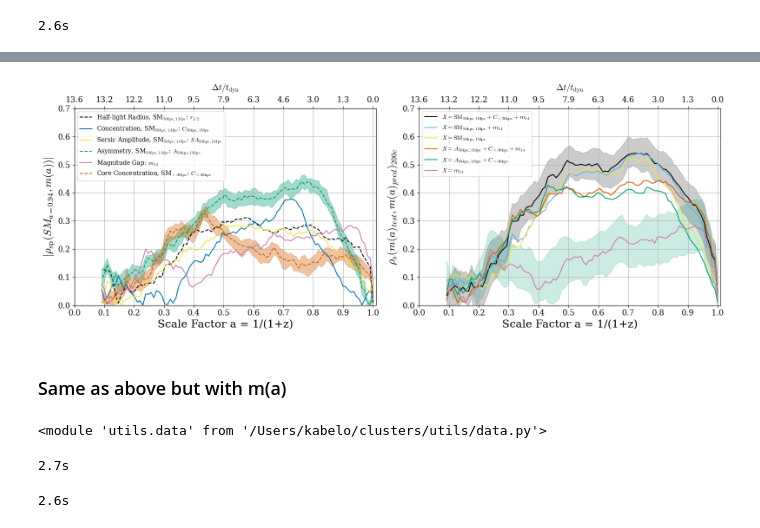
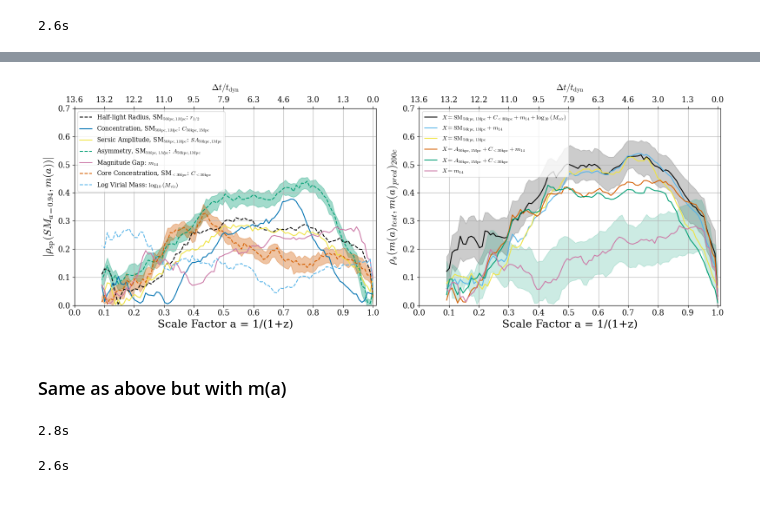
Before and after one commit to Kabelo-T/cluster_morph, a Jupyter notebook: multicam.ipynb, the cells around one changed output, grey strips where cells are left out. Drawn from its saved outputs; the diff is of its cells as text; code cells hidden in the pictures.

```diff
--- a/multicam.ipynb
+++ b/multicam.ipynb
@@ -111,7 +52,7 @@ stacked_am = np.vstack([am]*3)  # because we have 3 projections
 
 halo_ids = np.array([int(k) for k in mah_dict.keys()])
 m14 = futils.get_m14(halo_ids)
-m14_stacked = np.hstack([m14['proj_x'], m14['proj_y'], m14['proj_y']])
+m14_stacked = np.hstack([m14['proj_x'], m14['proj_y'], m14['proj_z']])
 
 dsdf = futils.get_ds(halo_ids)
 dsdf.drop(columns=['eta_500[8]', 'delta_500[9]',
@@ -120,6 +61,19 @@ smdf = futils.get_morphologies(halo_ids)
 inner_df = futils.get_morphologies(halo_ids, 'r_0.03Mpc_205.csv')
 iconc = inner_df['C']
 iconc.name = 'core_C'
+
+ahf = futils.get_ahf_all()
+mass = np.array([ahf[halo_id]['Mvir(4)'][ahf[halo_id]['Redshift(0)'] == 0].values[0]
+                 for halo_id in halo_ids])
+logmass = np.log10(mass)
+logmass_stacked = np.hstack([logmass]*3)  # because we have 3 projections
+
+n_halos = len(am)
+assert m14_stacked.shape[0] == 3 * n_halos
+assert stacked_am.shape[0] == 3 * n_halos
+assert stacked_ma.shape[0] == 3 * n_halos
+assert smdf.shape[0] == 3 * n_halos
+assert iconc.shape[0] == 3 * n_halos
 # %%
 # Calculate lookback time in units of dynamical time
 t_d = (3.0857e19)/(10*Planck13.H0.value*60*60*24*365e9)
@@ -492,21 +446,16 @@ m14_xyz = pd.concat([m14['proj_x'], m14['proj_y'], m14['proj_z']], axis=0)
 inner_df = futils.get_morphologies(halo_ids, 'r_0.03Mpc_205.csv')
 iconc = inner_df['C']
 iconc.name = 'core_C'
-n_halos = len(am)
-stacked_ids = np.arange(3*n_halos)
-df = pd.concat([smdf.reset_index(), m14_xyz.reset_index(), iconc.reset_index()], axis=1)
+lmass_df = pd.DataFrame({'logmass': logmass_stacked})
+df = pd.concat([smdf.reset_index(), m14_xyz.reset_index(), iconc.reset_index(), lmass_df.reset_index()], axis=1)
 df.rename(columns={0: 'm14'}, inplace=True)
 ma_sm_dict, filtered_z_list = datutils.prepare_ma_corrs(
     mah_dict, df)
-params = ['rhalf_circ', 'C', 'sersic_amplitude', 'A', 'm14', 'core_C']
+params = ['rhalf_circ', 'C', 'sersic_amplitude', 'A', 'm14', 'core_C', 'logmass']
 labels = [r'Half-light Radius, SM$_{50kpc,1Mpc}$: $r_{1/2}$',
           r'Concentration, SM$_{50kpc,1Mpc}$: $C_{50\mathrm{kpc},1\mathrm{Mpc}}$',
           r'Sersic Amplitude, SM$_{50kpc,1Mpc}$: $SA_{50\mathrm{kpc},1\mathrm{Mpc}}$',
           r'Asymmetry, SM$_{50kpc,1Mpc}$: $A_{50\mathrm{kpc},1\mathrm{Mpc}}$',
           r'Magnitude Gap: $m_{14}$',
-          r'Core Concentration, SM$_{<30kpc}$: $C_{<30\mathrm{kpc}}$']
+          r'Core Concentration, SM$_{<30kpc}$: $C_{<30\mathrm{kpc}}$',
+          r'Log Virial Mass: $\log_{10}(M_{\mathrm{vir}})$']
-# %%
-n_halos = len(am)
-stacked_ids = np.arange(3*n_halos)
-smdf.reset_index(inplace=True)
-smdf.index
@@ -517,7 +468,7 @@ RangeIndex(start=0, stop=615, step=1)
 
 start = time.time()
 x = np.vstack([smdf['rhalf_circ'], smdf['C'], smdf['A'],
-               smdf['sersic_amplitude'], iconc, m14_stacked]).T
+               smdf['sersic_amplitude'], iconc, m14_stacked, logmass_stacked]).T
 y = stacked_ma
 _, ap25, ap50, ap75, _, _, _ = corrs.multicorr(x, y, proj=True)
 end = time.time()
@@ -596,7 +547,7 @@ plots.plot_corrs(ma_sm_dict, params=params, labels=labels,
 axs[0].set_xticks(xticks)
 axs[0].set_xlim(xlim)
 axs[1].plot(aexp_bins, ap50, color='k',
-            label=r'$X = \mathrm{SM}_{50\mathrm{kpc},1\mathrm{Mpc}} + C_{<30\mathrm{kpc}} + m_{14}$')
+            label=r'$X = \mathrm{SM}_{50\mathrm{kpc},1\mathrm{Mpc}} + C_{<30\mathrm{kpc}} + m_{14} + \log_{10}(M_{vir})$')
 axs[1].fill_between(aexp_bins, ap25, ap75, color='k', alpha=0.2)
 
 axs[1].plot(aexp_bins, np.abs(bp50), color='#56B4E9',
@@ -617,40 +568,36 @@ axs[1].plot(aexp_bins, np.abs(ep50), color='#009E73',
             label=r'$X = A_{50\mathrm{kpc},1\mathrm{Mpc}} + C_{<30\mathrm{kpc}}$')
 # axs[1].fill_between(aexp_bins, np.abs(
 #     ep25), np.abs(ep75), color='#CC79A7', alpha=0.2)
 
 axs[1].plot(aexp_bins, np.abs(fp50), color='#CC79A7',
             label=r'$X = m_{14}$')
 axs[1].fill_between(aexp_bins, np.abs(
     fp25), np.abs(fp75), color='#009E73', alpha=0.2)
 
 axs[1].set_xlabel('Scale Factor a = 1/(1+z)')
 axs[1].set_xticks(xticks)
 axs[1].set_xlim(xlim)
 axs[1].set_ylabel(r'$\rho_s (m(a)_{test}, m(a)_{pred})_{200c}$')
 axs[1].set_ylim(ylim)
 axs[1].grid()
 axs[1].legend()
 
 for ax in axs.ravel():
     ax2 = ax.twiny()
     ax2.set_xlim(xlim)
     idx = np.searchsorted(scales, xticks)
     tlabels = [f'{lookback_time[i]:.1f}' for i in idx]
     ax2.set_xticks(xticks)
     ax2.set_xticklabels(tlabels)
     ax2.set_xlabel(r'$\Delta t / t_{\mathrm{dyn}}$', fontsize=14, labelpad=10)
 
 plt.tight_layout()
 # plt.savefig('plots/sm_mah_preds.pdf')
 plt.show()
 # %% [output]
-[figure, old version]
+[figure, new version]
 # %% [markdown]
 ### Same as above but with m(a)
-# %%
-importlib.reload(datutils)
-# %% [output]
-<module 'utils.data' from '/Users/kabelo/clusters/utils/data.py'>
 # %%
 am_sm_dict = datutils.prepare_am_corrs(am, mass_bins, df)
 params = ['rhalf_circ', 'C', 'sersic_amplitude', 'A', 'm14', 'core_C']
@@ -671,7 +618,7 @@ _, ap25, ap50, ap75, _, _, _ = corrs.multicorr(x, y, proj=True)
 end = time.time()
 print(f'{end - start:.1f}s')
 # %% [output]
-2.7s
+2.8s
 # %%
 # X = SM(50kpc<r<1Mpc) + m14
 
```
Also changed, not shown: parts of 21 cells of this notebook, 4 other files.
